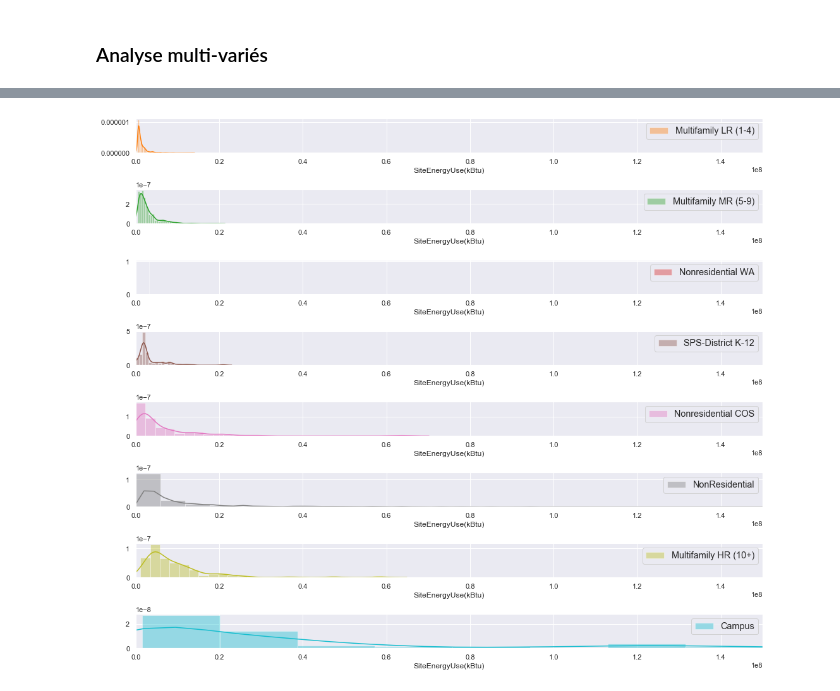
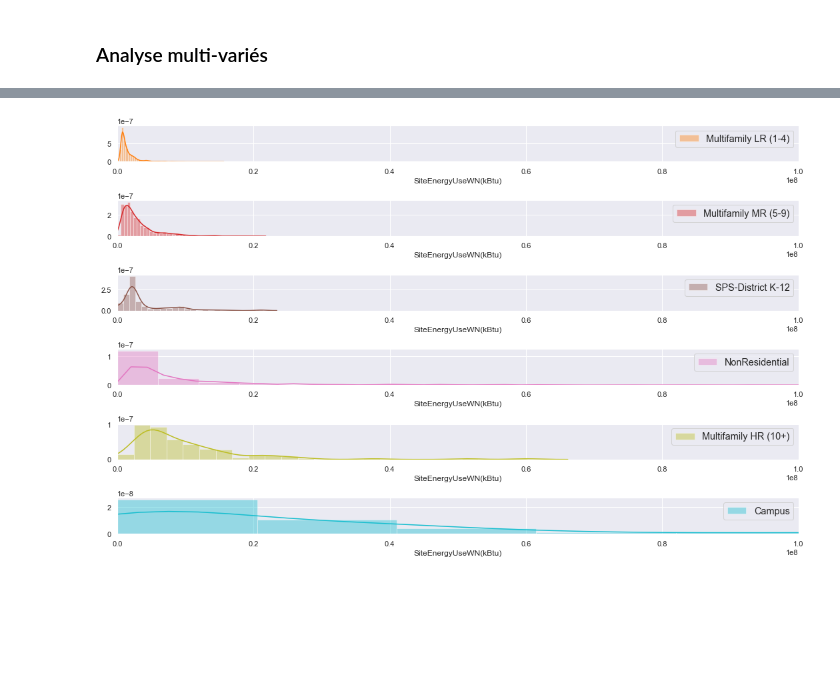
Before and after one commit to Julien-Martin/OC-IML-P3, a Jupyter notebook: Data Cleaning.ipynb, the cells around one changed output, grey strips where cells are left out. Drawn from its saved outputs; the diff is of its cells as text; code cells hidden in the pictures; blank space fills up the shorter version.

```diff
--- a/Data Cleaning.ipynb
+++ b/Data Cleaning.ipynb
@@ -442,0 +415,4 @@ data[['OSEBuildingID', 'PType_Hotel']][data['PType_Hotel'] != 0]
+# %%
+for column in data.columns:
+    if not column.startswith('PType_'):
+        print(column)
@@ -554,28 +610,18 @@ def bivar_scatter(columns):
 # %%
 plt.subplots(figsize=(10, 5))
 
-# Electricity(kBtu) & Electricity(kWh)
-plt.subplot(3, 3, 1)
-columns = ['Electricity(kBtu)', 'Electricity(kWh)']
-bivar_scatter(columns)
-
-# NaturalGas(kBtu) & NaturalGas(therms)
-plt.subplot(3, 3, 2)
-columns = ['NaturalGas(kBtu)', 'NaturalGas(therms)']
-bivar_scatter(columns)
-
 # SiteEUI(kBtu/sf) & SiteEUIWN(kBtu/sf)
-plt.subplot(3, 3, 3)
+plt.subplot(2, 2, 1)
 columns = ['SiteEUI(kBtu/sf)', 'SiteEUIWN(kBtu/sf)']
 bivar_scatter(columns)
 
 # SiteEnergyUse(kBtu) & SiteEnergyUseWN(kBtu)
-plt.subplot(3, 3, 4)
+plt.subplot(2, 2, 2)
 columns = ['SiteEnergyUse(kBtu)', 'SiteEnergyUseWN(kBtu)']
 bivar_scatter(columns)
 
 # SourceEUI(kBtu/sf) & SourceEUIWN(kBtu/sf)
-plt.subplot(3, 3, 4)
+plt.subplot(2, 2, 3)
 columns = ['SourceEUI(kBtu/sf)', 'SourceEUIWN(kBtu/sf)']
 bivar_scatter(columns)
 
@@ -586,11 +631,0 @@ plt.show()
-# %%
-# SiteEnergyUse(kBtu) & other
-plt.subplots(figsize=(15, 30))
-
-for i in range(1, len(df.columns.values) + 1):
-    columns = [df.columns.values[i-1], 'SiteEnergyUse(kBtu)']
-    plt.subplot(8, 3, i)
-    bivar_scatter(columns)
-
-plt.tight_layout()
-plt.show()
@@ -612,11 +644,0 @@ plt.show()
-# %%
-# GHGEmissionsIntensity & other
-plt.subplots(figsize=(15, 30))
-
-for i in range(1, len(df.columns.values) + 1):
-    columns = [df.columns.values[i-1], 'GHGEmissionsIntensity']
-    plt.subplot(8, 3, i)
-    bivar_scatter(columns)
-
-plt.tight_layout()
-plt.show()
@@ -658,5 +682,5 @@ plot_group("TotalGHGEmissions", "BuildingType", -10, 1000)
 # %%
-plot_group("SiteEnergyUse(kBtu)", "BuildingType", -10, 150000000)
+plot_group("SiteEnergyUseWN(kBtu)", "BuildingType", -10, 100000000)
 # %% [output]
-[figure, old version]
+[figure, new version]
 # %%
```
Also changed, not shown: parts of 46 cells of this notebook.
